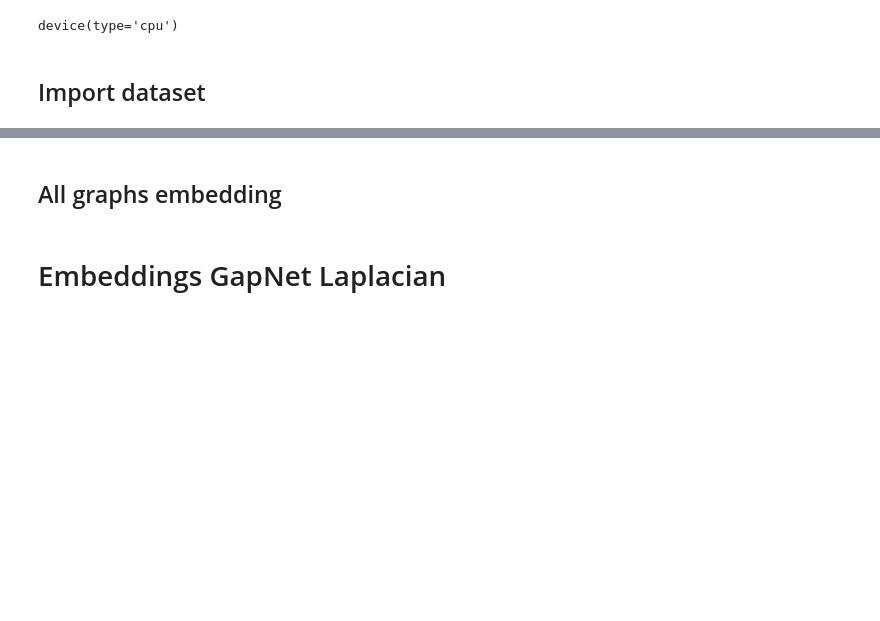
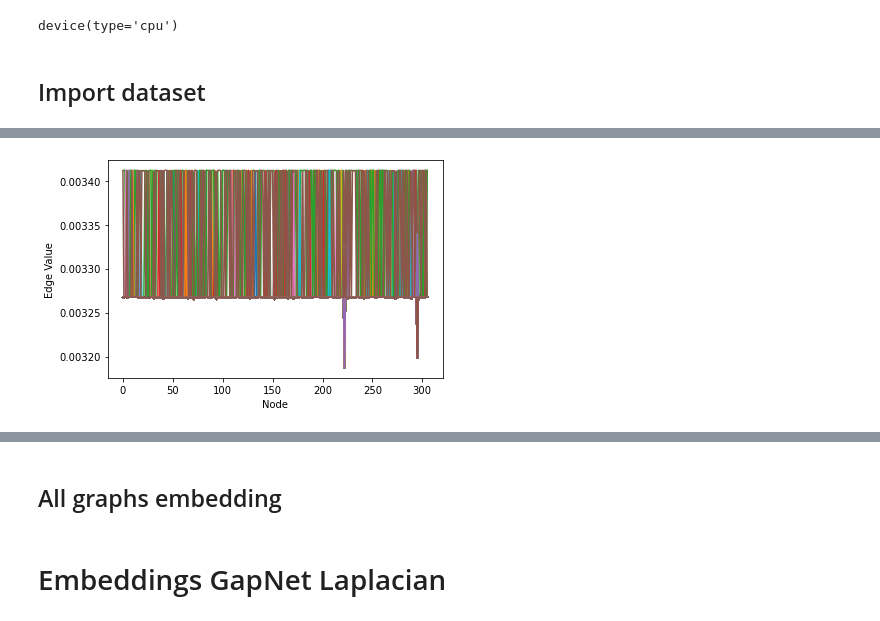
Before and after one commit to AdrianArnaiz/DiffWire, a Jupyter notebook: Plotting_Rewiring.ipynb, the cells around one changed output, grey strips where cells are left out. Saved outputs shown, nothing was run; the diff lists cells and outputs as text; code cells hidden in the pictures; blank space fills up the shorter version.

```diff
--- a/Plotting_Rewiring.ipynb
+++ b/Plotting_Rewiring.ipynb
@@ -634,0 +446,8 @@ tensor([[14, 15],
+# %%
+import matplotlib.pyplot as plt
+plt.plot(model.new_adj.squeeze(0).numpy())
+plt.xlabel('Node')
+plt.ylabel('Edge Value')
+plt.show()
+# %% [output]
+[figure, added]
```
Also changed, not shown: parts of 43 cells of this notebook, 2 other files.
